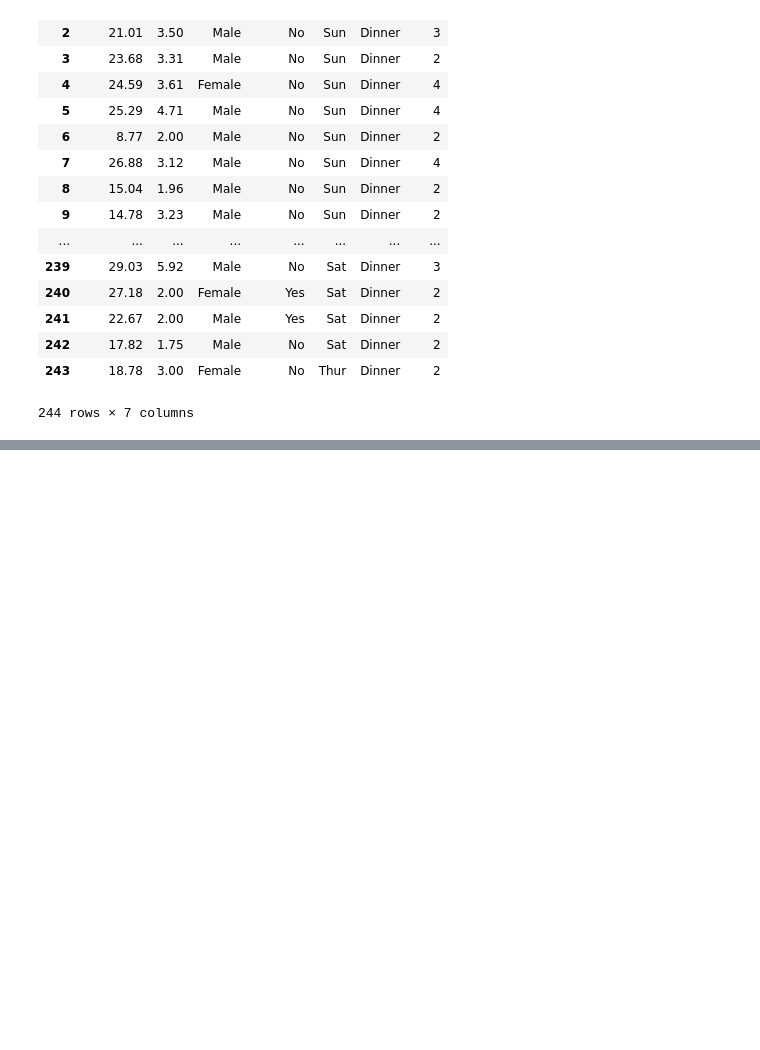
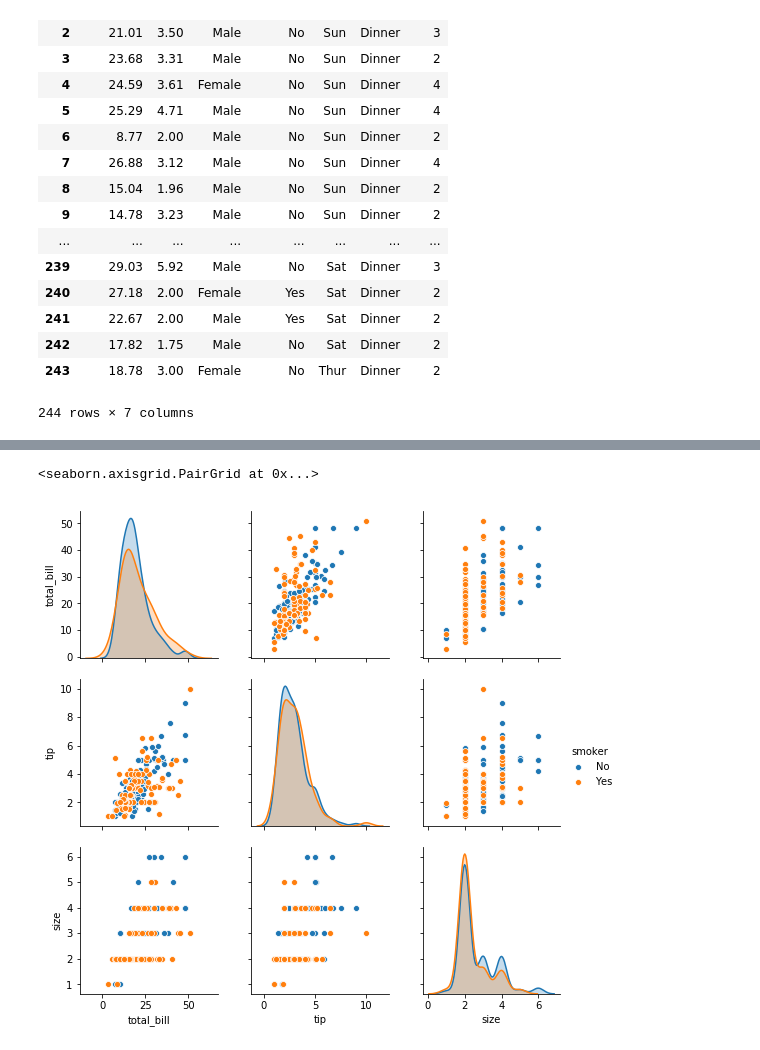
Before and after one commit to martinaobrien/FUNDAMENTALS-OF-DATA-ANALYSIS-Project-2019, a Jupyter notebook: Tips Dataset Assignment .ipynb, the cells around one changed output, grey strips where cells are left out. Saved outputs shown, nothing was run; the diff lists cells and outputs as text; code cells hidden in the pictures; blank space fills up the shorter version.

```diff
--- a/Tips Dataset Assignment .ipynb
+++ b/Tips Dataset Assignment .ipynb
@@ -26,0 +76,5 @@ df #display the dataset
+# %%
+sns.pairplot (df, hue='smoker')
+# %% [output]
+<seaborn.axisgrid.PairGrid at 0x...>
+[figure, added]
```
Also changed, not shown: parts of 10 cells of this notebook, 1 other file.
